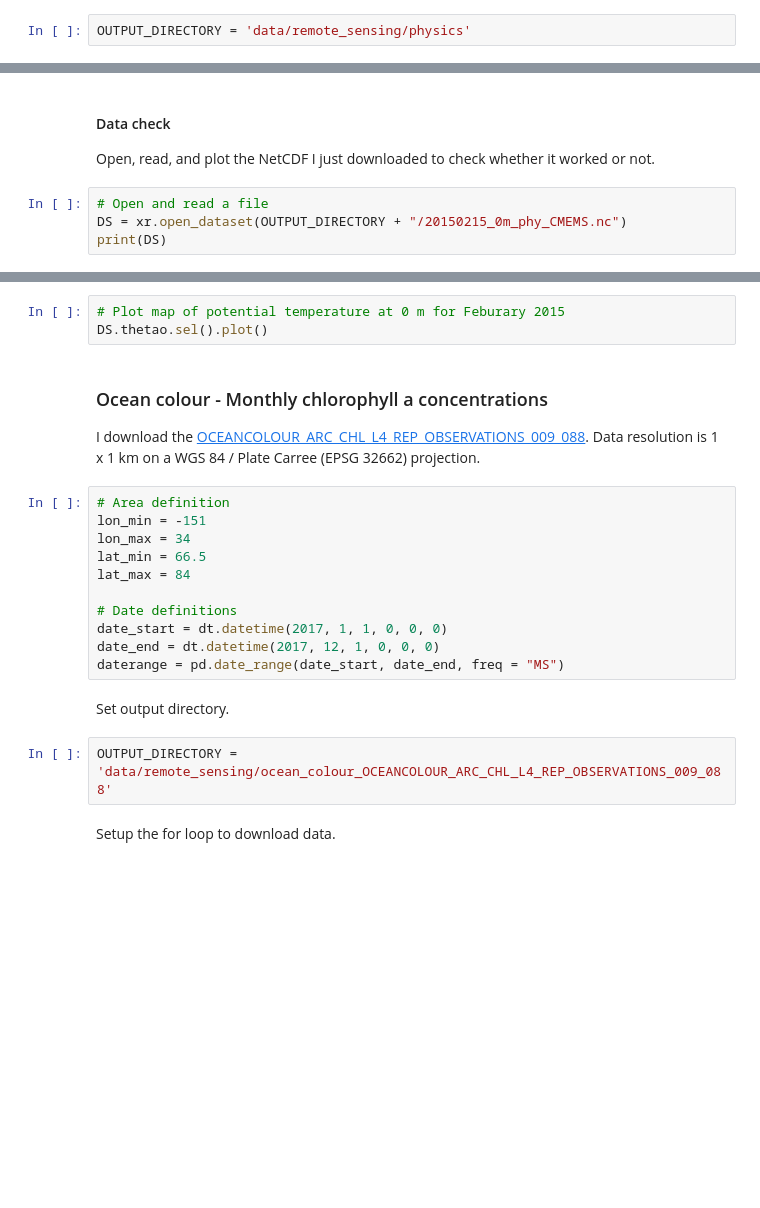
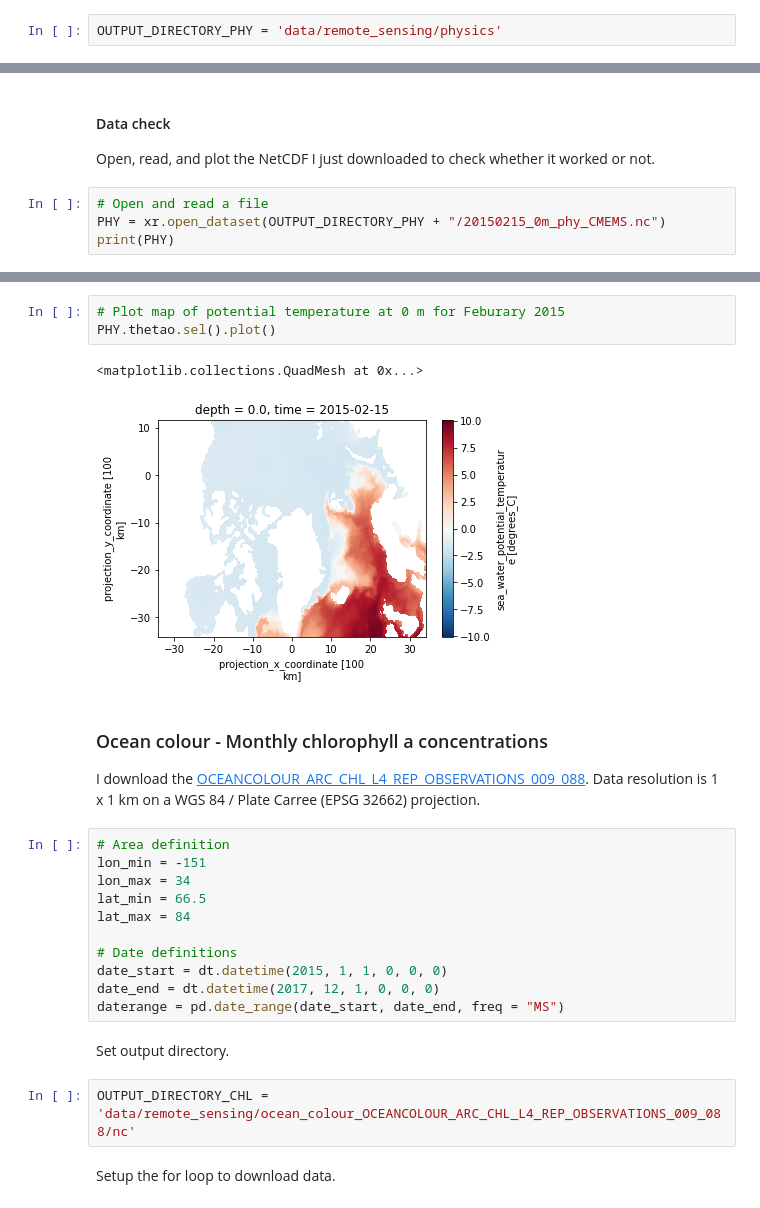
Before and after one commit to PierrePriou/PanArctic_DSL, a Jupyter notebook: PanArctic_DSL_download_CMEMS.ipynb, the cells around one changed output, grey strips where cells are left out. Saved outputs shown, nothing was run; the diff lists cells and outputs as text; blank space fills up the shorter version.

Commit message:
Minor fixes to jupyter notebook for downloading CMEMS data.

```diff
--- a/PanArctic_DSL_download_CMEMS.ipynb
+++ b/PanArctic_DSL_download_CMEMS.ipynb
@@ -85,7 +85,7 @@ daterange = pd.date_range(date_start, date_end, freq = "MS") + pd.DateOffset(day
 # %% [markdown]
 Set output directory.
 # %%
-OUTPUT_DIRECTORY = 'data/remote_sensing/physics'
+OUTPUT_DIRECTORY_PHY = 'data/remote_sensing/physics'
 # %%
 # Depths of interest
 depth = [0, 222, 380, 644, 1062]
@@ -126,5 +126,5 @@ Data is downloaded as NetCDF. I then combine them and analyzed them in R.
 Open, read, and plot the NetCDF I just downloaded to check whether it worked or not.
 # %%
 # Open and read a file
-DS = xr.open_dataset(OUTPUT_DIRECTORY + "/20150215_0m_phy_CMEMS.nc")
-print(DS)
+PHY = xr.open_dataset(OUTPUT_DIRECTORY_PHY + "/20150215_0m_phy_CMEMS.nc")
+print(PHY)
@@ -131,6 +149,9 @@ print(DS)
 # %%
 # Plot map of potential temperature at 0 m for Feburary 2015
-DS.thetao.sel().plot()
+PHY.thetao.sel().plot()
+# %% [output]
+<matplotlib.collections.QuadMesh at 0x...>
+[figure, added]
 # %% [markdown]
 ### Ocean colour - Monthly chlorophyll a concentrations
 
@@ -143,13 +164,13 @@ lat_min = 66.5
 lat_max = 84
 
 # Date definitions
-date_start = dt.datetime(2017, 1, 1, 0, 0, 0)
+date_start = dt.datetime(2015, 1, 1, 0, 0, 0)
 date_end = dt.datetime(2017, 12, 1, 0, 0, 0)
 daterange = pd.date_range(date_start, date_end, freq = "MS")
 # %% [markdown]
 Set output directory.
 # %%
-OUTPUT_DIRECTORY = 'data/remote_sensing/ocean_colour_OCEANCOLOUR_ARC_CHL_L4_REP_OBSERVATIONS_009_088'
+OUTPUT_DIRECTORY_CHL = 'data/remote_sensing/ocean_colour_OCEANCOLOUR_ARC_CHL_L4_REP_OBSERVATIONS_009_088/nc'
 # %% [markdown]
 Setup the for loop to download data.
 # %%
```
Also changed, not shown: parts of 3 cells of this notebook.
